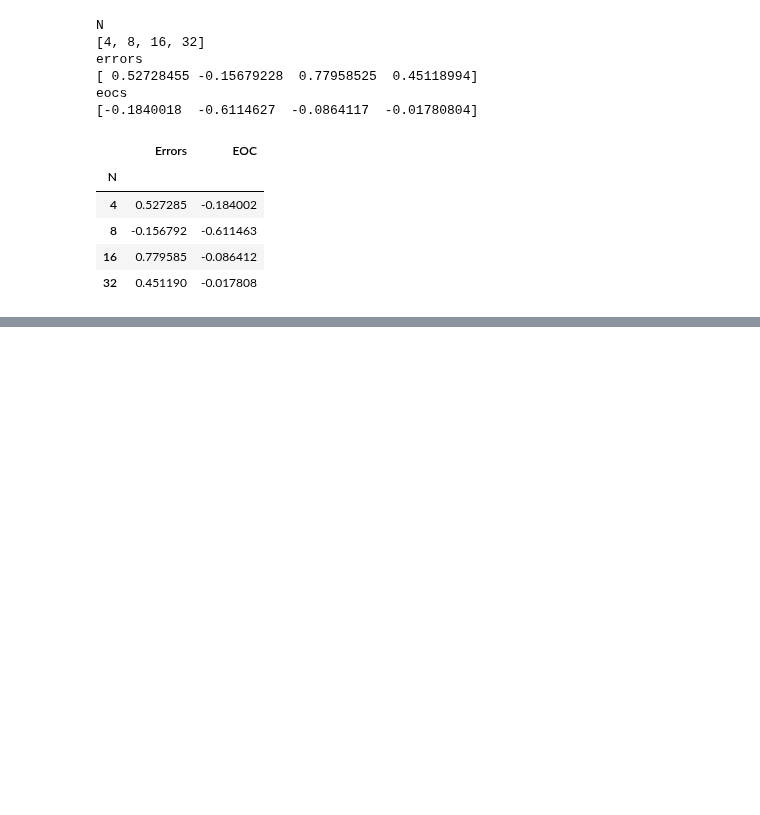
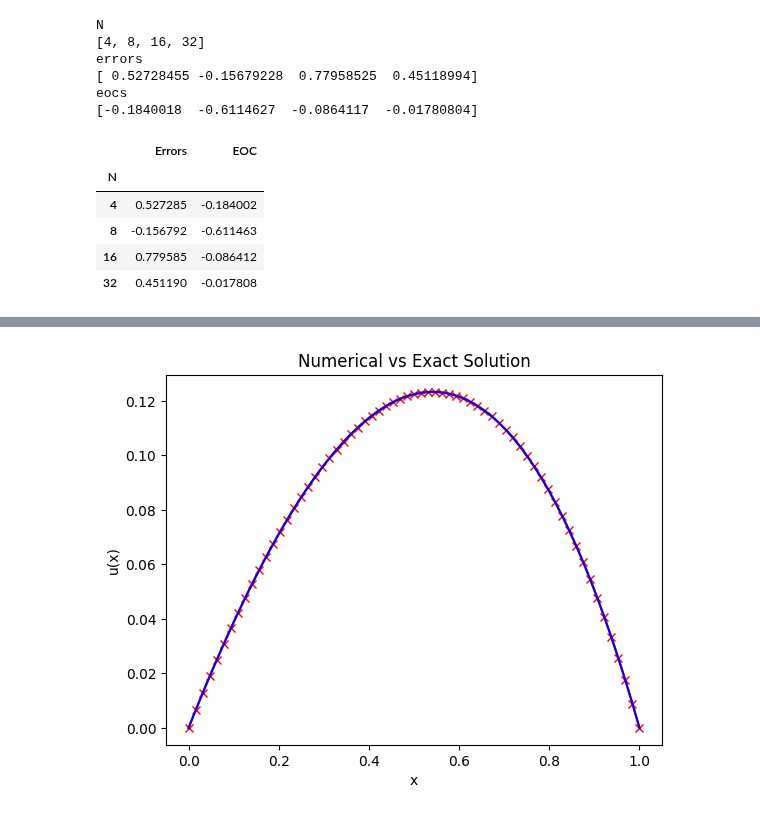
Before and after one commit to todj107/NumPDE, a Jupyter notebook: lab_01_feix.ipynb, the cells around one changed output, grey strips where cells are left out. Drawn from its saved outputs; the diff is of its cells as text; code cells hidden in the pictures; blank space fills up the shorter version.

```diff
--- a/lab_01_feix.ipynb
+++ b/lab_01_feix.ipynb
@@ -576,3 +578,65 @@ after replacing $\partial^0$ by 1) $\partial^+$ and 2) $\partial ^-$.
 Describe your observations of the discrete solution behavior.
 Which variant gives the most satisfying/robust solution
 for small $\epsilon$?
+# %%
+# 4 a)
+### Array and stuff
+import numpy as np
+# Linear algebra solvers from scipy
+import scipy.linalg as la
+# Basic plotting routines from the matplotlib library
+import matplotlib.pyplot as plt
+
+N = 64
+x = np.linspace(0, 1, N+1)
+eps = 1
+
+# Diffusion matrix initialized
+C = np.zeros((N+1, N+1))
+
+# Advection matrix initialized
+B = np.zeros((N+1, N+1))
+
+h = 1 / N
+
+for i in range(1, N):
+    C[i, i-1] = -1
+    C[i, i+1] = -1
+    C[i, i] = 2
+
+for i in range(1, N):
+    B[i, i-1] = -1
+    B[i, i+1] = 1
+
+# maybe?
+F = np.ones(N+1)
+
+# scale and add matrices
+B = B/(2*h)
+C = eps * C/(h**2)
+A = B + C
+
+# Dirichlet boundary conditions
+A[0, 0] = 1
+F[0] = 0
+
+A[N, N] = 1
+F[N] = 0
+
+U = la.solve(A, F)
+
+# "x-r" means mark data points as "x", connect them by a line and use red color
+plt.plot(x, U, "x-r")
+
+# exact solution
+x = np.linspace(0, 1, 1000)
+kappa = np.exp(-1/eps)
+exactsol = x-(np.exp((x-1)/eps)-kappa)/(1-kappa)
+plt.plot(x, exactsol, "b")
+
+plt.xlabel("x")
+plt.ylabel("u(x)")
+plt.title("Numerical vs Exact Solution")
+plt.show()
+# %% [output]
+[figure, added]
```
Also changed, not shown: parts of 2 cells of this notebook.
